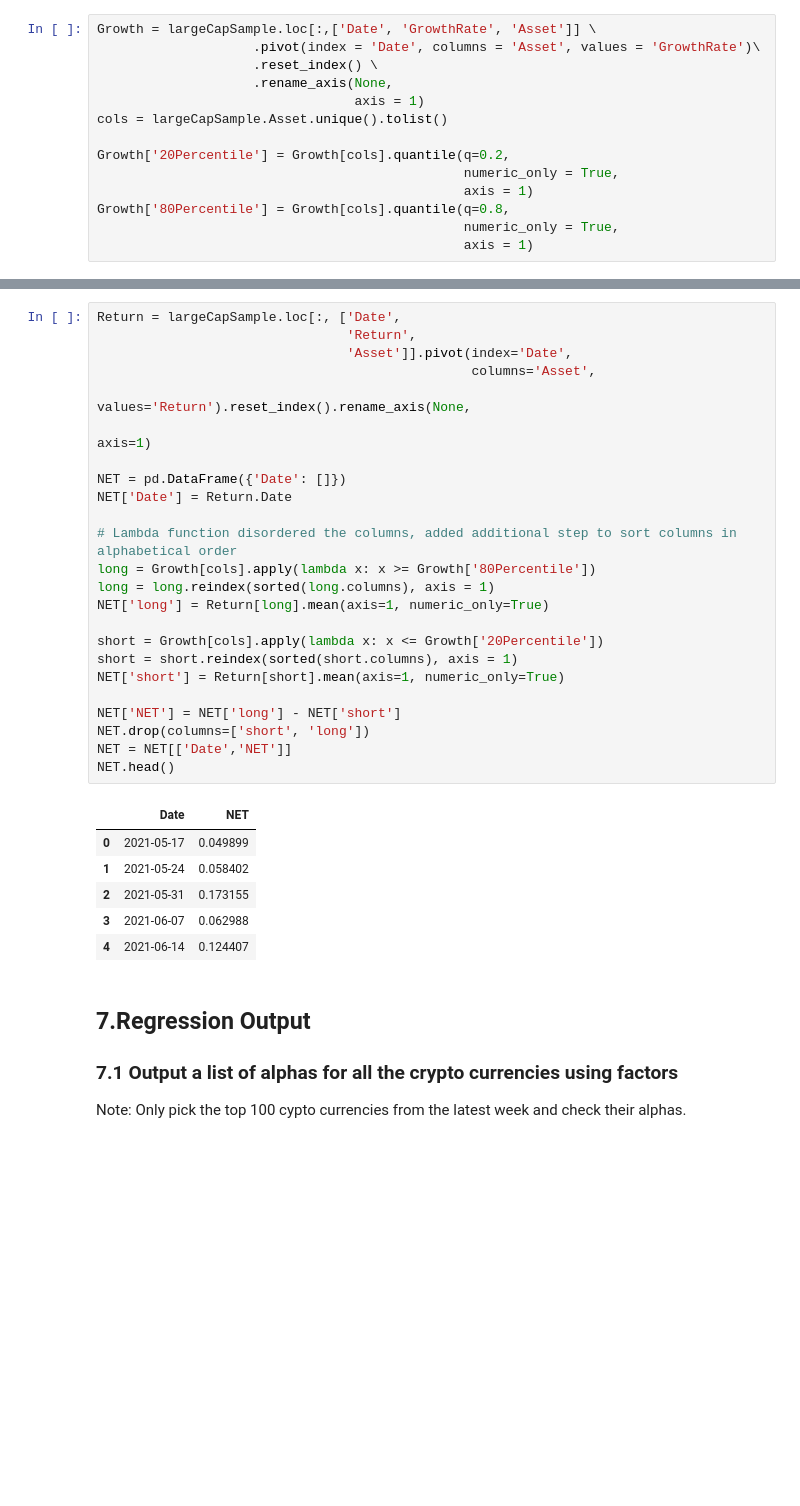
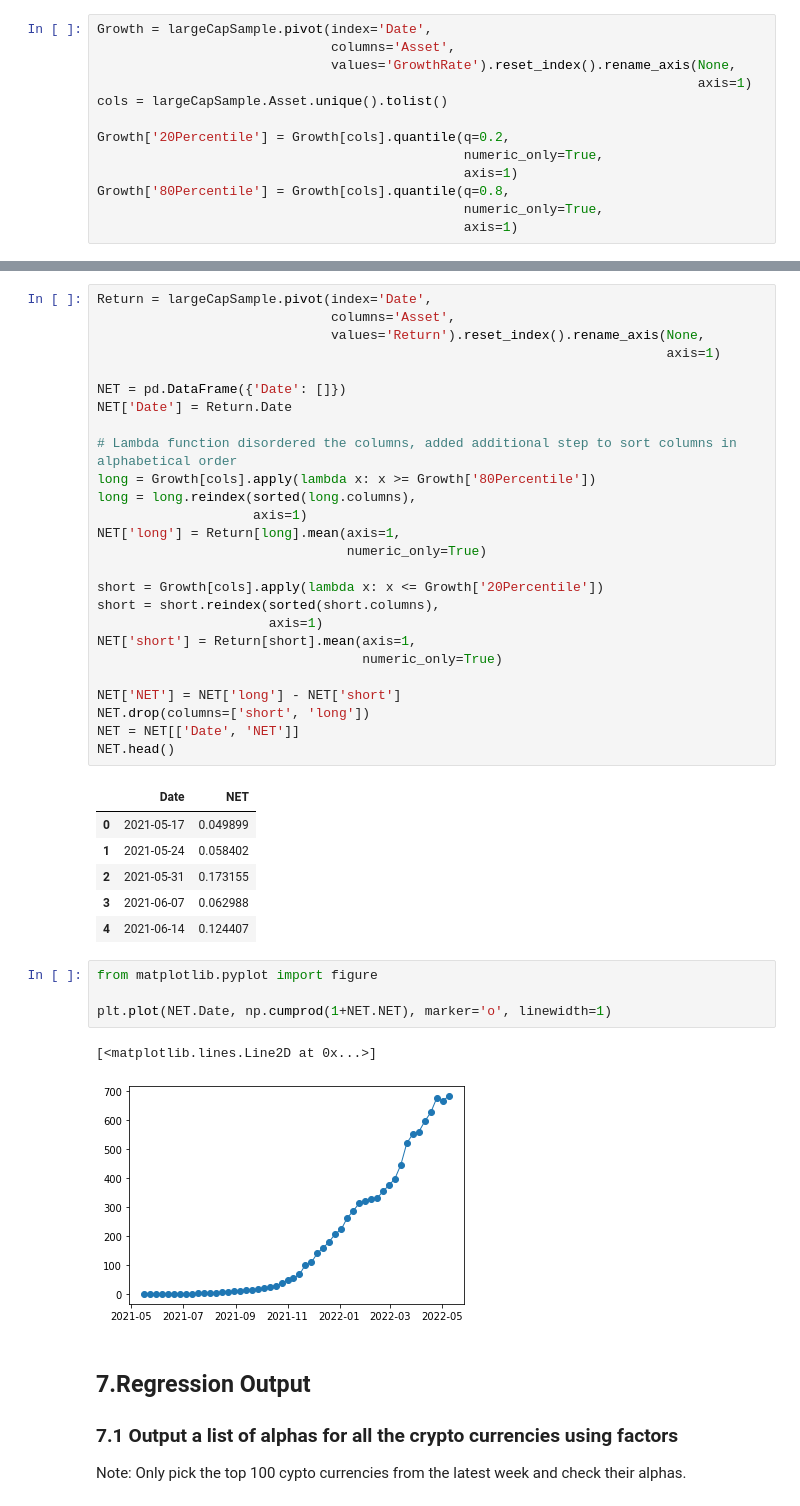
Before and after one commit to PracticumCrypto/C5-Analyzer, a Jupyter notebook: Deliver_version.ipynb, the cells around one changed output, grey strips where cells are left out. Cells and saved outputs as stored; diff of their text form; blank space fills up the shorter version.

```diff
--- a/Deliver_version.ipynb
+++ b/Deliver_version.ipynb
@@ -697,44 +694,45 @@ momFactor = getMomFactor(largeCapSample)
 # %% [markdown]
 ### Get Address Growth
 # %%
-Growth = largeCapSample.loc[:,['Date', 'GrowthRate', 'Asset']] \
-                    .pivot(index = 'Date', columns = 'Asset', values = 'GrowthRate')\
-                    .reset_index() \
-                    .rename_axis(None,
-                                 axis = 1)
+Growth = largeCapSample.pivot(index='Date',
+                              columns='Asset',
+                              values='GrowthRate').reset_index().rename_axis(None,
+                                                                             axis=1)
 cols = largeCapSample.Asset.unique().tolist()
 
 Growth['20Percentile'] = Growth[cols].quantile(q=0.2,
-                                               numeric_only = True,
-                                               axis = 1)
+                                               numeric_only=True,
+                                               axis=1)
 Growth['80Percentile'] = Growth[cols].quantile(q=0.8,
-                                               numeric_only = True,
-                                               axis = 1)
+                                               numeric_only=True,
+                                               axis=1)
 # %% [markdown]
 ### Construct Network factor
 # %%
-Return = largeCapSample.loc[:, ['Date',
-                                'Return',
-                                'Asset']].pivot(index='Date',
-                                                columns='Asset',
-                                                values='Return').reset_index().rename_axis(None,
-                                                                                            axis=1)
+Return = largeCapSample.pivot(index='Date',
+                              columns='Asset',
+                              values='Return').reset_index().rename_axis(None,
+                                                                         axis=1)
 
 NET = pd.DataFrame({'Date': []})
 NET['Date'] = Return.Date
 
 # Lambda function disordered the columns, added additional step to sort columns in alphabetical order
 long = Growth[cols].apply(lambda x: x >= Growth['80Percentile'])
-long = long.reindex(sorted(long.columns), axis = 1)
-NET['long'] = Return[long].mean(axis=1, numeric_only=True)
+long = long.reindex(sorted(long.columns),
+                    axis=1)
+NET['long'] = Return[long].mean(axis=1,
+                                numeric_only=True)
 
 short = Growth[cols].apply(lambda x: x <= Growth['20Percentile'])
-short = short.reindex(sorted(short.columns), axis = 1)
-NET['short'] = Return[short].mean(axis=1, numeric_only=True)
+short = short.reindex(sorted(short.columns),
+                      axis=1)
+NET['short'] = Return[short].mean(axis=1,
+                                  numeric_only=True)
 
 NET['NET'] = NET['long'] - NET['short']
 NET.drop(columns=['short', 'long'])
-NET = NET[['Date','NET']]
+NET = NET[['Date', 'NET']]
 NET.head()
 # %% [output]
 |  | Date | NET |
@@ -743,6 +741,13 @@ NET.head()
 | 2 | 2021-05-31 | 0.173155 |
 | 3 | 2021-06-07 | 0.062988 |
 | 4 | 2021-06-14 | 0.124407 |
+# %%
+from matplotlib.pyplot import figure
+
+plt.plot(NET.Date, np.cumprod(1+NET.NET), marker='o', linewidth=1)
+# %% [output]
+[<matplotlib.lines.Line2D at 0x...>]
+[figure, added]
 # %% [markdown]
 ## 7.Regression Output
 ### 7.1 Output a list of alphas for all the crypto currencies using factors
```
Also changed, not shown: parts of 9 cells of this notebook, 3 other files.
